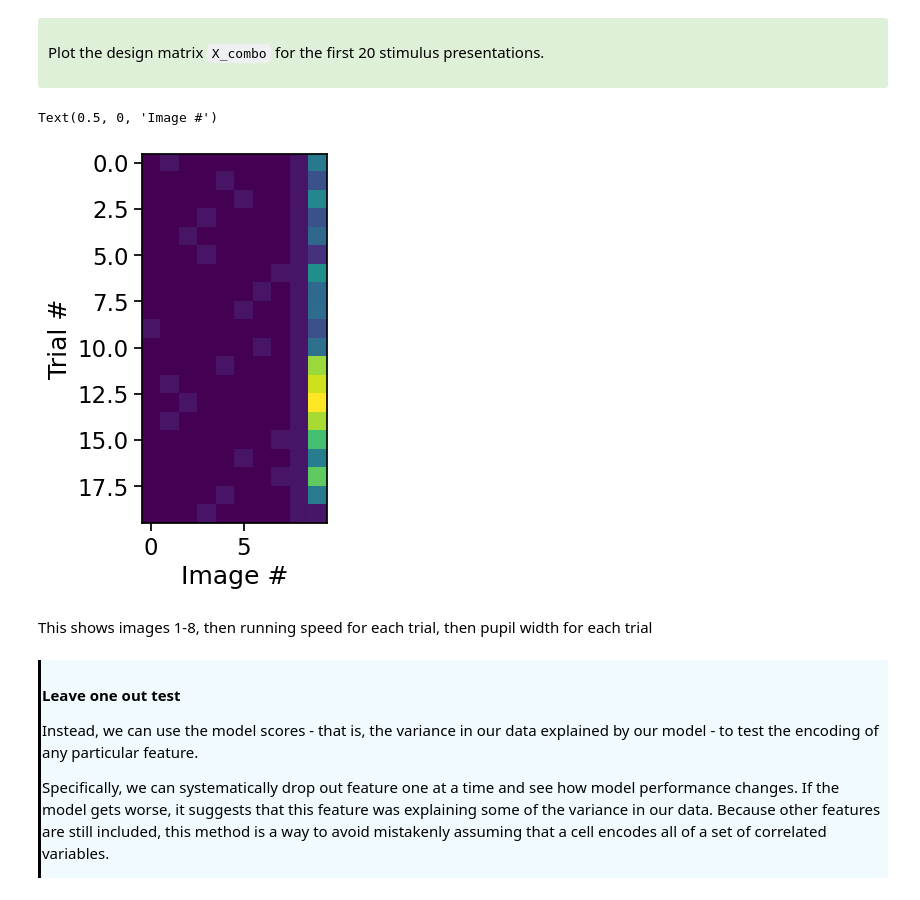
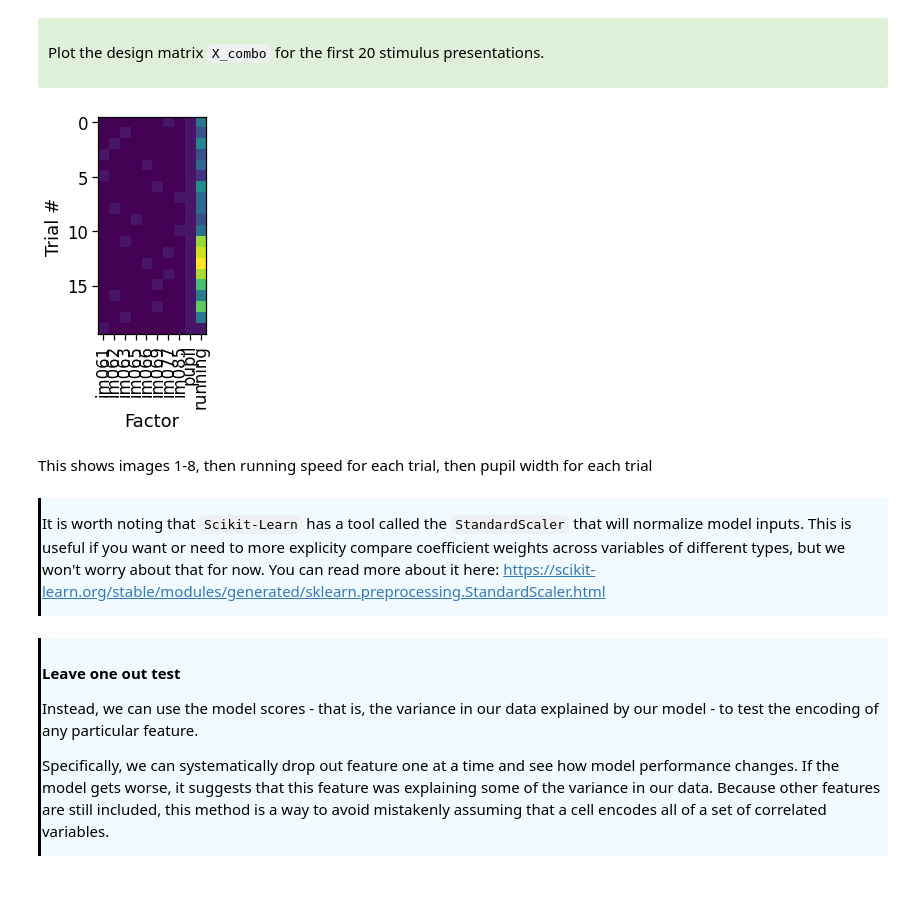
Before and after one commit to mattjdavis/SWDB_2024_Physiology, a Jupyter notebook: code/solutions/SWDB2024_Day2_Workshop1 - Solutions.ipynb, the cells around one changed output. Cells and saved outputs as stored; diff of their text form; code cells hidden in the pictures.

```diff
--- a/code/solutions/SWDB2024_Day2_Workshop1 - Solutions.ipynb
+++ b/code/solutions/SWDB2024_Day2_Workshop1 - Solutions.ipynb
@@ -285,8 +285,8 @@ The code below shows you how to use the `VisualBehaviorOphysProjectCache` class
 # %%
 # This is the directory where files will be saved
 # If using Code Ocean, this should link to the data directory, where the files will already be available
-# output_dir = r'/scratch/'
-output_dir = r'/Users/marinag/Documents/Data/visual_behavior_ophys_cache_dir'
+output_dir = r'/scratch/'
+#output_dir = r'/Users/marinag/Documents/Data/visual_behavior_ophys_cache_dir'
 # %%
 # import behavior projet cache class from SDK to be able to load the data
 from allensdk.brain_observatory.behavior.behavior_project_cache import VisualBehaviorOphysProjectCache
@@ -2012,7 +2038,10 @@ Let's build out our X matrix, as described above, using the stimulus identity fo
 # Build the X matrix, which is the image identity presented on each trial, encoded as a one-hot vector
 
 # Get index for each image for each stimulus presentation
-img_index = cell_df.image_index.values
+# By setting the "return_inverse" function of the unique command, you will return
+# (1) the list of unique image names and (2) index into that list of each image presentation
+img_names,img_index = np.unique(cell_df.image_name.values,return_inverse=True)
+
 # Create an array the length of stimulus presentations by 8 (the number of images)
 X = np.zeros((len(img_index),8))
 # Loop through image indices and build up the X matrix
@@ -2336,14 +2386,27 @@ Importantly, we cannot simply look at the model coefficients, as we did in the "
 Plot the design matrix `X_combo` for the first 20 stimulus presentations.
 # %%
 fig,ax = plt.subplots()
+
+# For labeling our plot
+xlabels = img_names.copy()
+xlabels = np.append(xlabels,'pupil')
+xlabels = np.append(xlabels,'running')
+
 ax.imshow(X_combo[:20])
 ax.set_ylabel('Trial #')
-ax.set_xlabel('Image #')
+ax.set_xlabel('Factor')
+
+ax.set_xticks(np.arange(0,len(xlabels)))
+ax.set_xticklabels(xlabels,rotation = 90);
 # %% [output]
-Text(0.5, 0, 'Image #')
-[figure, old version]
+[figure, new version]
 # %% [markdown]
 This shows images 1-8, then running speed for each trial, then pupil width for each trial
+# %% [markdown]
+<div style="border-left: 3px solid #000; padding: 1px; padding-left: 10px; background: #F0FAFF; ">
+<p>
+
+It is worth noting that `Scikit-Learn` has a tool called the `StandardScaler` that will normalize model inputs. This is useful if you want or need to more explicity compare coefficient weights across variables of different types, but we won't worry about that for now. You can read more about it here: https://scikit-learn.org/stable/modules/generated/sklearn.preprocessing.StandardScaler.html
 # %% [markdown]
 <div style="border-left: 3px solid #000; padding: 1px; padding-left: 10px; background: #F0FAFF; ">
 <p>
```
Also changed, not shown: parts of 92 cells of this notebook, 4 other files.
